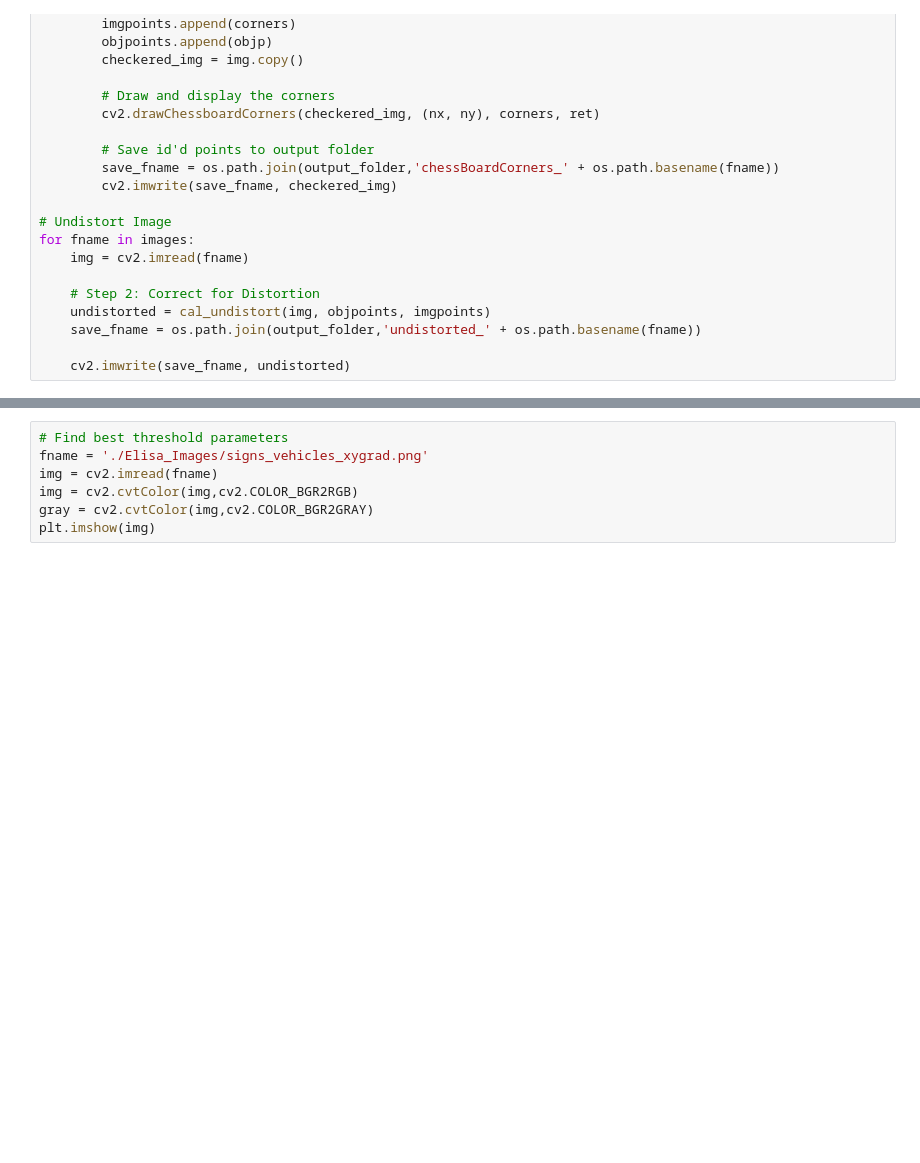
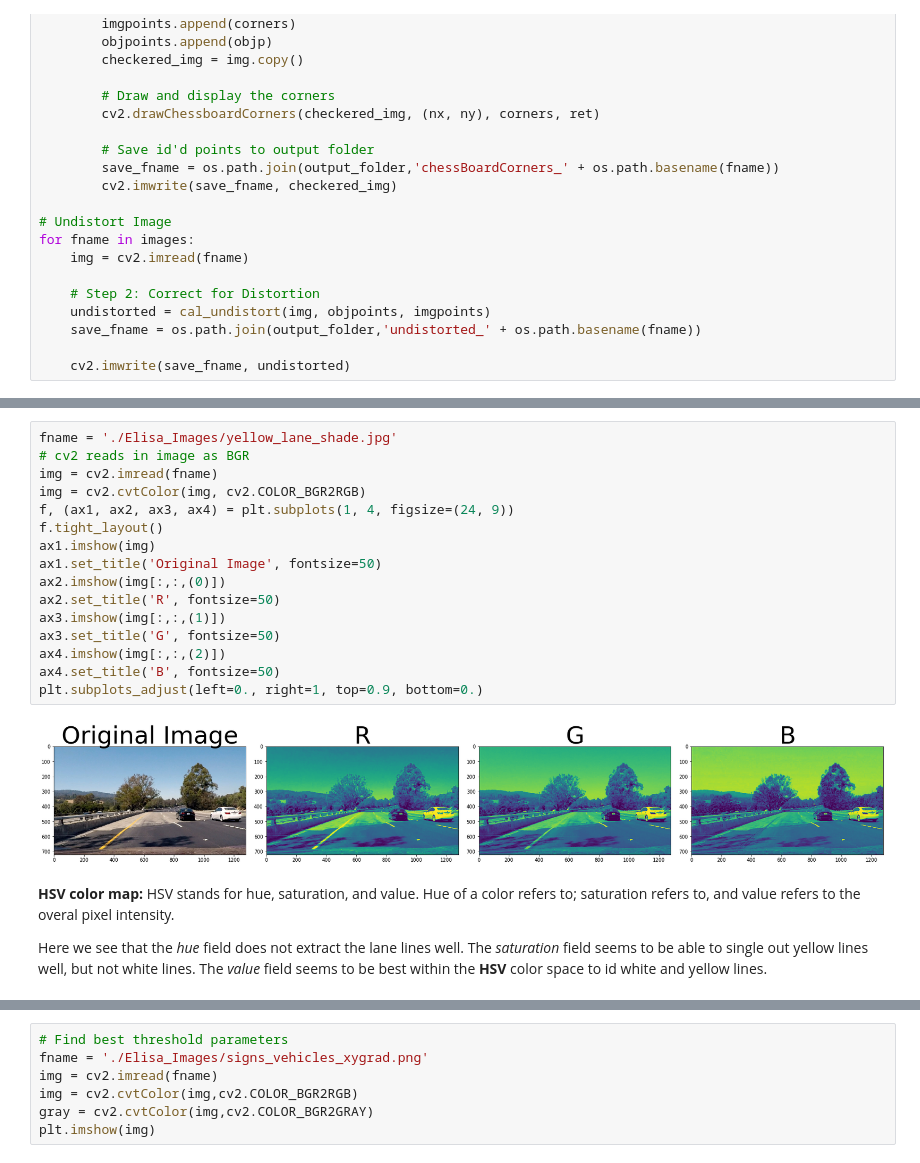
Before and after one commit to eeeja/CarND-Advanced-Lane-Lines, a Jupyter notebook: Advanced Lane Finding.ipynb, the cells around one changed output, grey strips where cells are left out. Cells and saved outputs as stored; diff of their text form; blank space fills up the shorter version.

Commit message:
Worked on Section 2-- 'Find Lane Lines.' Added additional notes and commentary.

```diff
--- a/Advanced Lane Finding.ipynb
+++ b/Advanced Lane Finding.ipynb
@@ -162,0 +164,22 @@ The sobel operator is a convolution matrix (create tutorial which explains how c
+# %%
+fname = './Elisa_Images/yellow_lane_shade.jpg'
+# cv2 reads in image as BGR
+img = cv2.imread(fname)
+img = cv2.cvtColor(img, cv2.COLOR_BGR2RGB)
+f, (ax1, ax2, ax3, ax4) = plt.subplots(1, 4, figsize=(24, 9))
+f.tight_layout()
+ax1.imshow(img)
+ax1.set_title('Original Image', fontsize=50)
+ax2.imshow(img[:,:,(0)])
+ax2.set_title('R', fontsize=50)
+ax3.imshow(img[:,:,(1)])
+ax3.set_title('G', fontsize=50)
+ax4.imshow(img[:,:,(2)])
+ax4.set_title('B', fontsize=50)
+plt.subplots_adjust(left=0., right=1, top=0.9, bottom=0.)
+# %% [output]
+[figure, added]
+# %% [markdown]
+**HSV color map:** HSV stands for hue, saturation, and value. Hue of a color refers to; saturation refers to, and value refers to the overal pixel intensity.
+
+Here we see that the *hue* field does not extract the lane lines well. The *saturation* field seems to be able to single out yellow lines well, but not white lines. The *value* field seems to be best within the **HSV** color space to id white and yellow lines.
```
Also changed, not shown: parts of 13 cells of this notebook.
